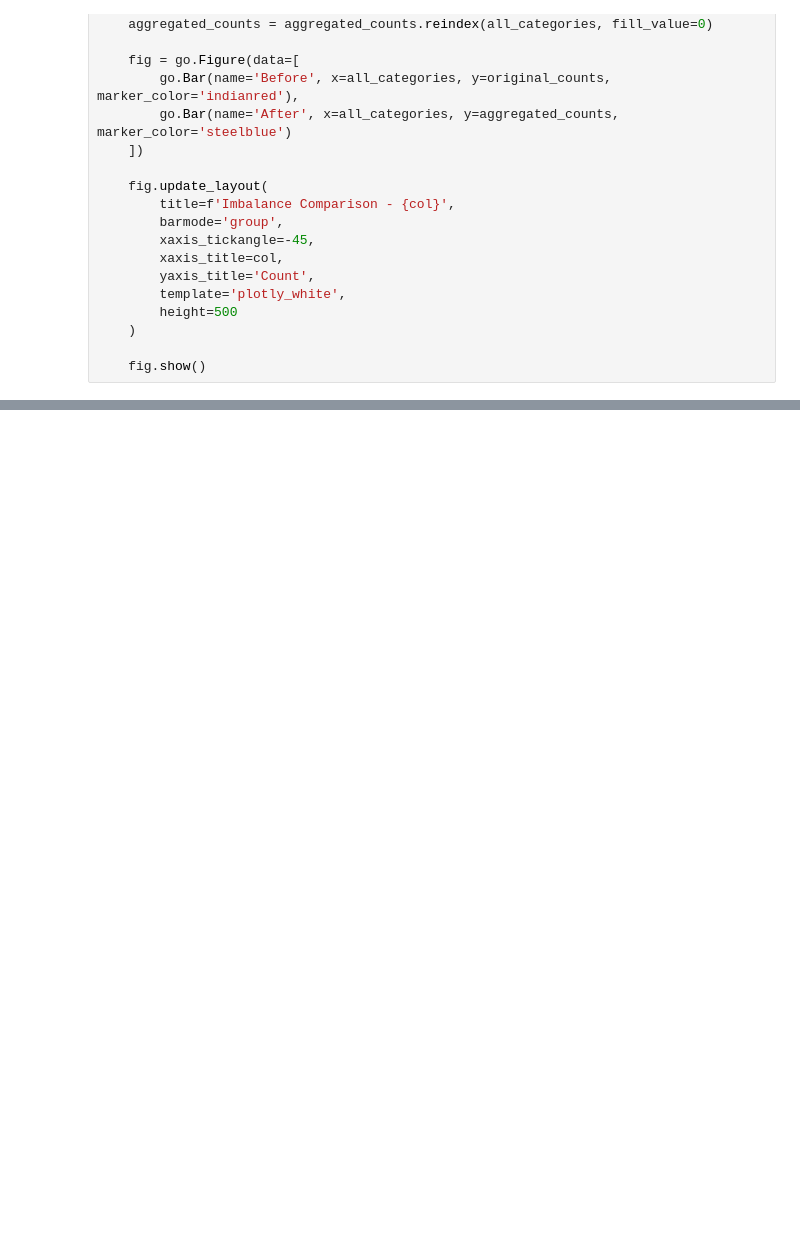
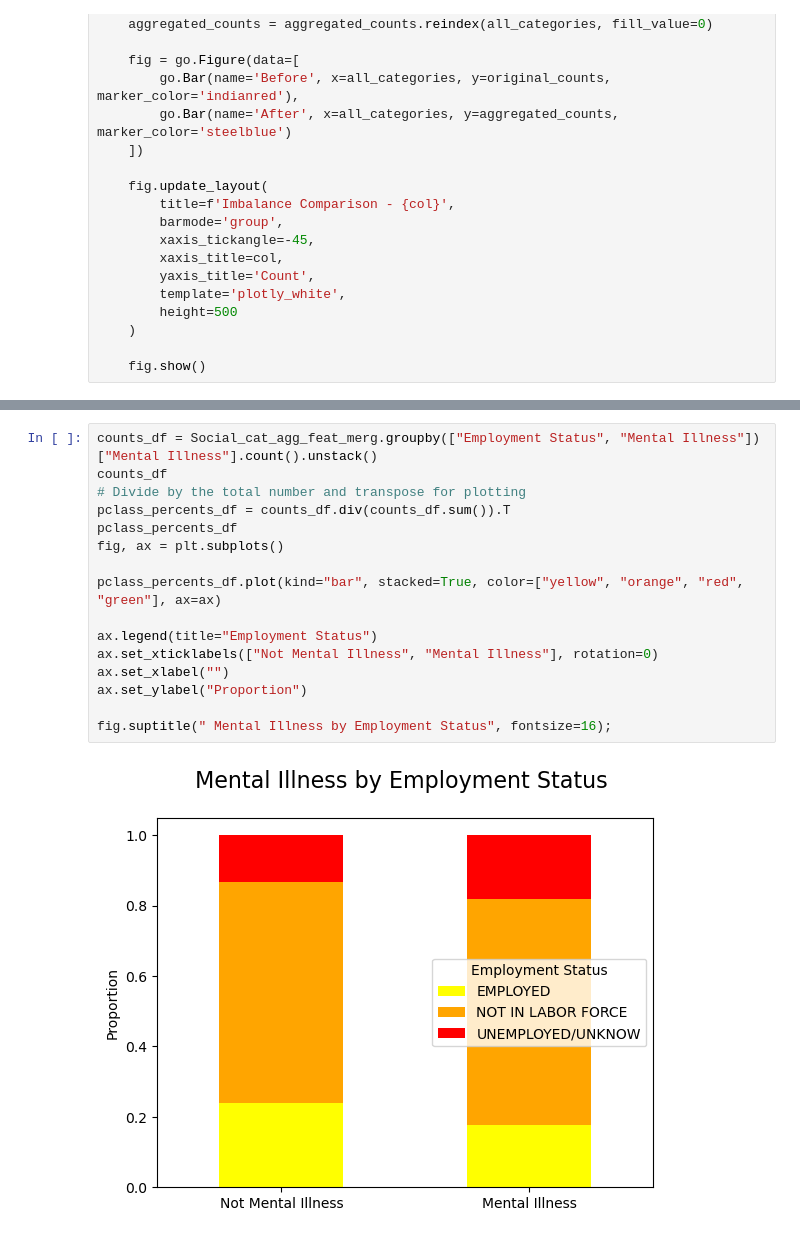
Before and after one commit to rdmouhouadi/Mental_Health_State_Prediction, a Jupyter notebook: Notebooks/EDA_Social_Group.ipynb, the cells around one changed output, grey strips where cells are left out. Cells and saved outputs as stored; diff of their text form; blank space fills up the shorter version.

```diff
--- a/Notebooks/EDA_Social_Group.ipynb
+++ b/Notebooks/EDA_Social_Group.ipynb
@@ -440,0 +881,18 @@ Social_cat_agg_feat_merg.head()
+# %%
+counts_df = Social_cat_agg_feat_merg.groupby(["Employment Status", "Mental Illness"])["Mental Illness"].count().unstack()
+counts_df
+# Divide by the total number and transpose for plotting
+pclass_percents_df = counts_df.div(counts_df.sum()).T
+pclass_percents_df
+fig, ax = plt.subplots()
+
+pclass_percents_df.plot(kind="bar", stacked=True, color=["yellow", "orange", "red", "green"], ax=ax)
+
+ax.legend(title="Employment Status")
+ax.set_xticklabels(["Not Mental Illness", "Mental Illness"], rotation=0)
+ax.set_xlabel("")
+ax.set_ylabel("Proportion")
+
+fig.suptitle(" Mental Illness by Employment Status", fontsize=16);
+# %% [output]
+[figure, added]
```
Also changed, not shown: parts of 26 cells of this notebook.
